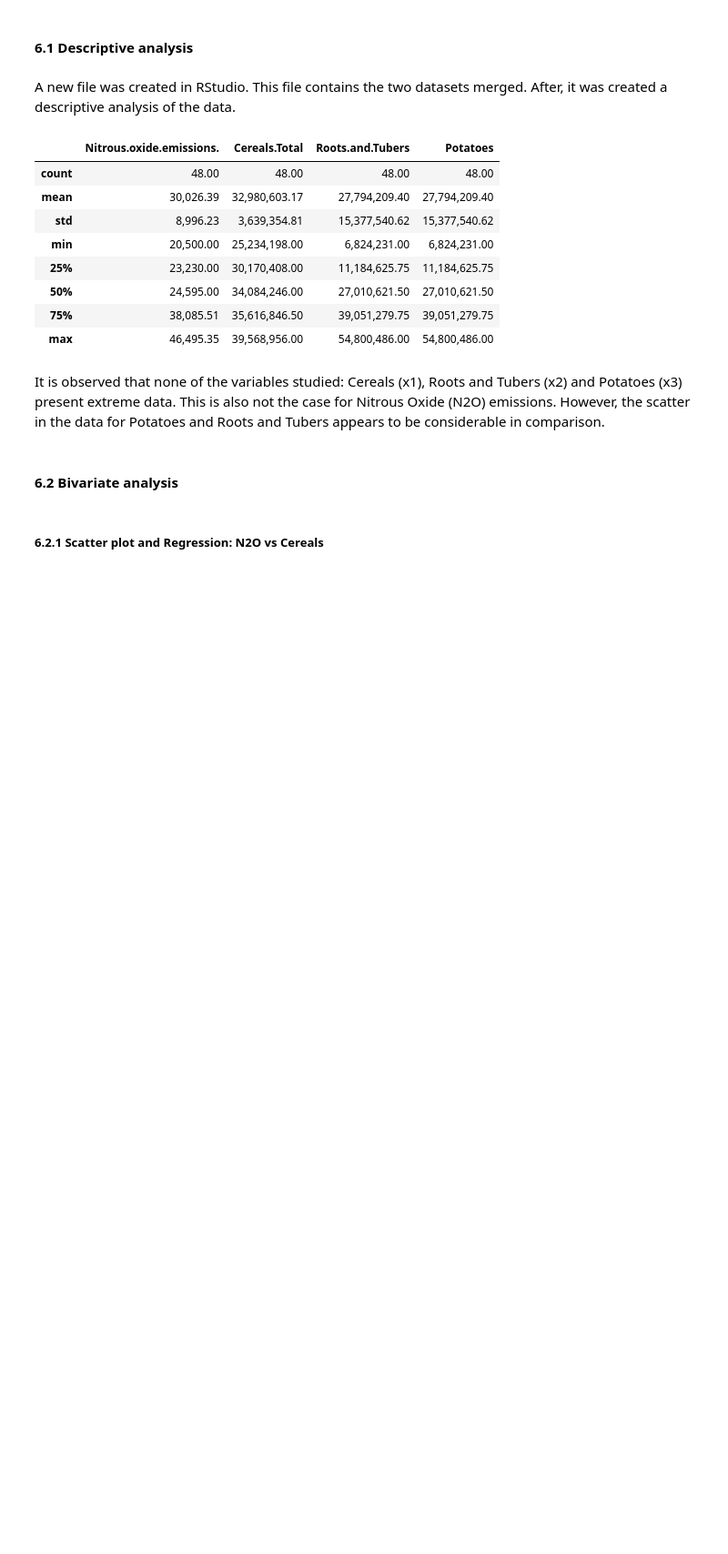
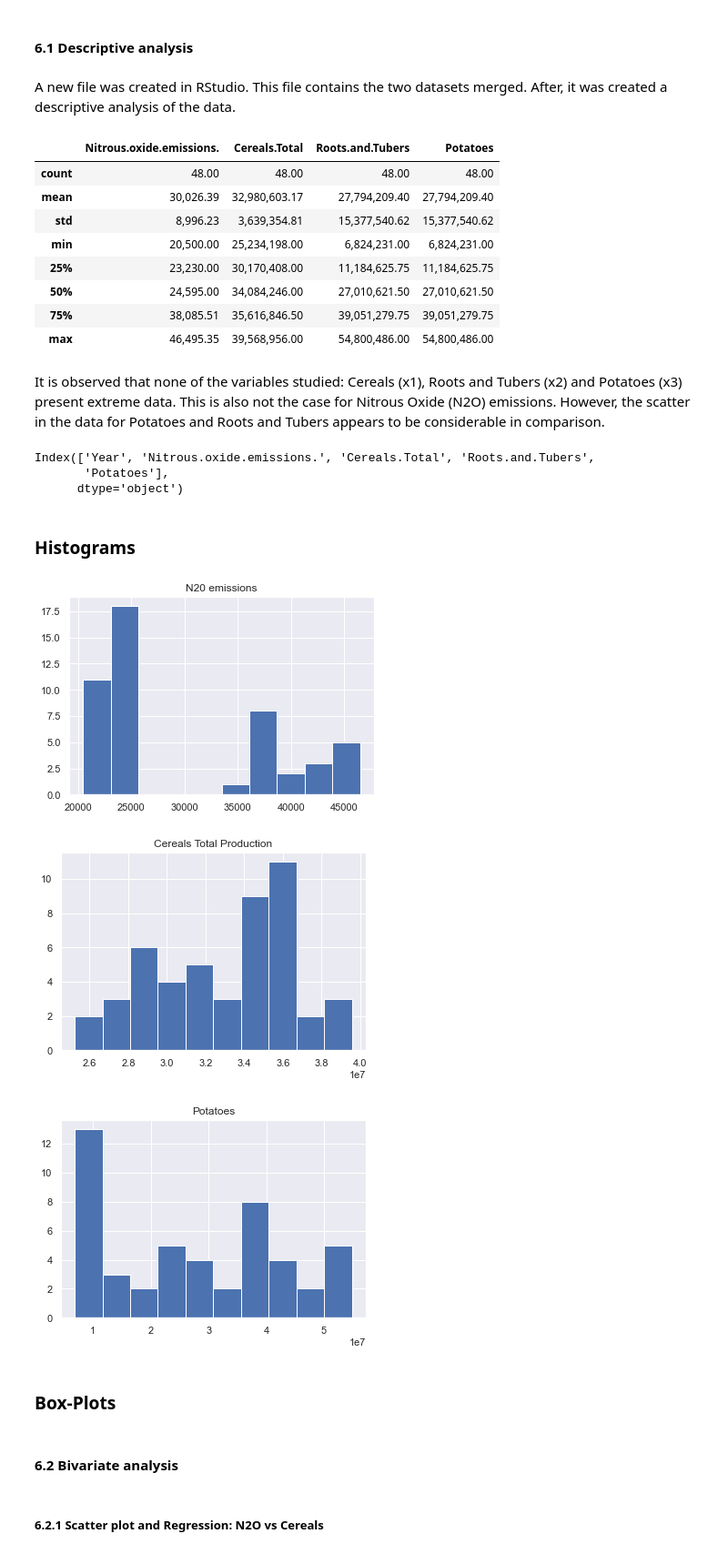
Before and after one commit to Alejandro-github-mx/statistics-projects, a Jupyter notebook: 2022-02-28-statistics-homework-FoodCC-Poland.ipynb, the cells around one changed output. Shown at 91% size. Drawn from its saved outputs; the diff is of its cells as text; code cells hidden in the pictures; blank space fills up the shorter version.

```diff
--- a/2022-02-28-statistics-homework-FoodCC-Poland.ipynb
+++ b/2022-02-28-statistics-homework-FoodCC-Poland.ipynb
@@ -420,3 +428,29 @@ CropsNitrox.loc[ : , CropsNitrox.columns != "Year"].describe()
 | max | 46,495.35 | 39,568,956.00 | 54,800,486.00 | 54,800,486.00 |
 # %% [markdown]
 It is observed that none of the variables studied: Cereals (x1), Roots and Tubers (x2) and Potatoes (x3) present extreme data. This is also not the case for Nitrous Oxide (N2O) emissions. However, the scatter in the data for Potatoes and Roots and Tubers appears to be considerable in comparison.
+# %%
+CropsNitrox.columns
+# %% [output]
+Index(['Year', 'Nitrous.oxide.emissions.', 'Cereals.Total', 'Roots.and.Tubers',
+       'Potatoes'],
+      dtype='object')
+# %% [markdown]
+### Histograms
+# %%
+plt.title("N20 emissions")
+plt.hist(CropsNitrox["Nitrous.oxide.emissions."])
+plt.show();
+
+plt.title("Cereals Total Production")
+plt.hist(CropsNitrox["Cereals.Total"])
+plt.show();
+
+plt.title("Potatoes")
+plt.hist(CropsNitrox["Potatoes"])
+plt.show();
+# %% [output]
+[figure, added]
+[figure, added]
+[figure, added]
+# %% [markdown]
+### Box-Plots
```
Also changed, not shown: parts of 4 cells of this notebook, 1 other file.
